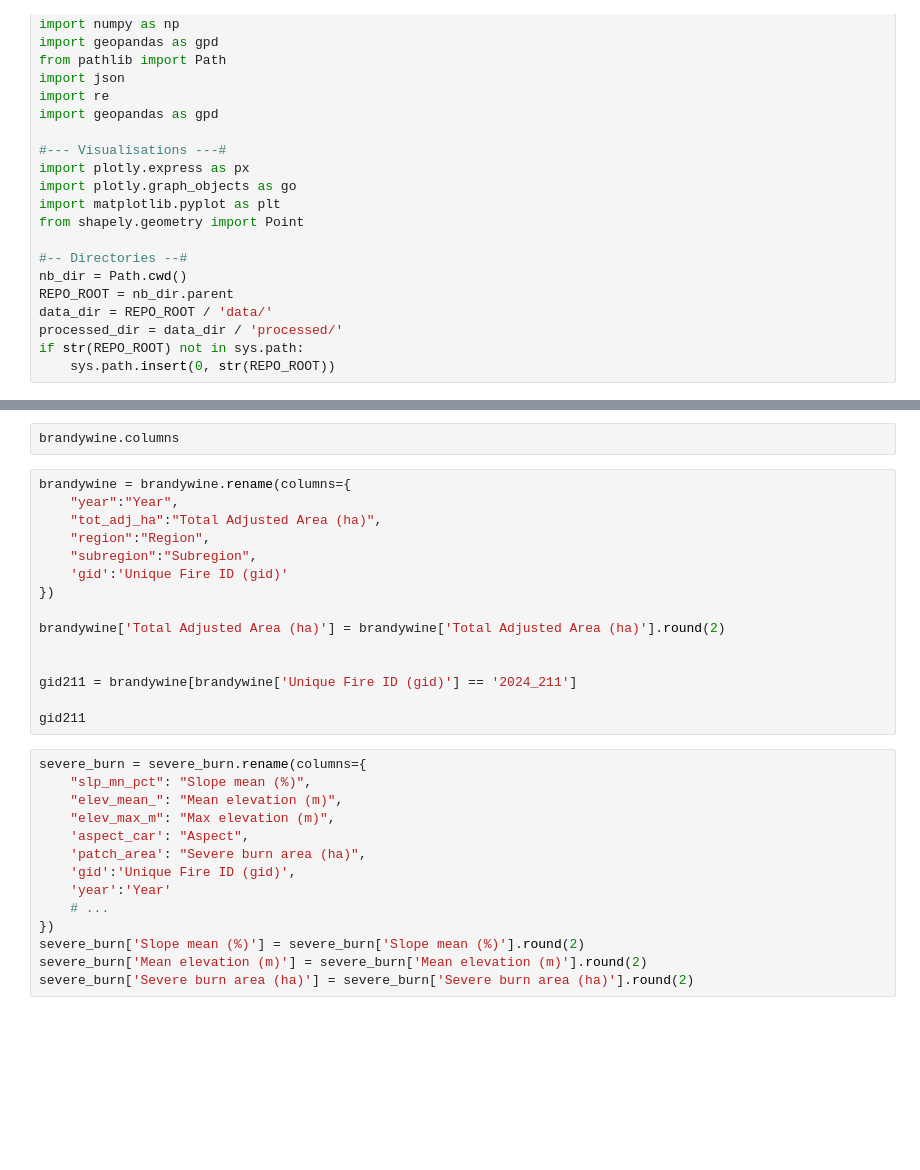
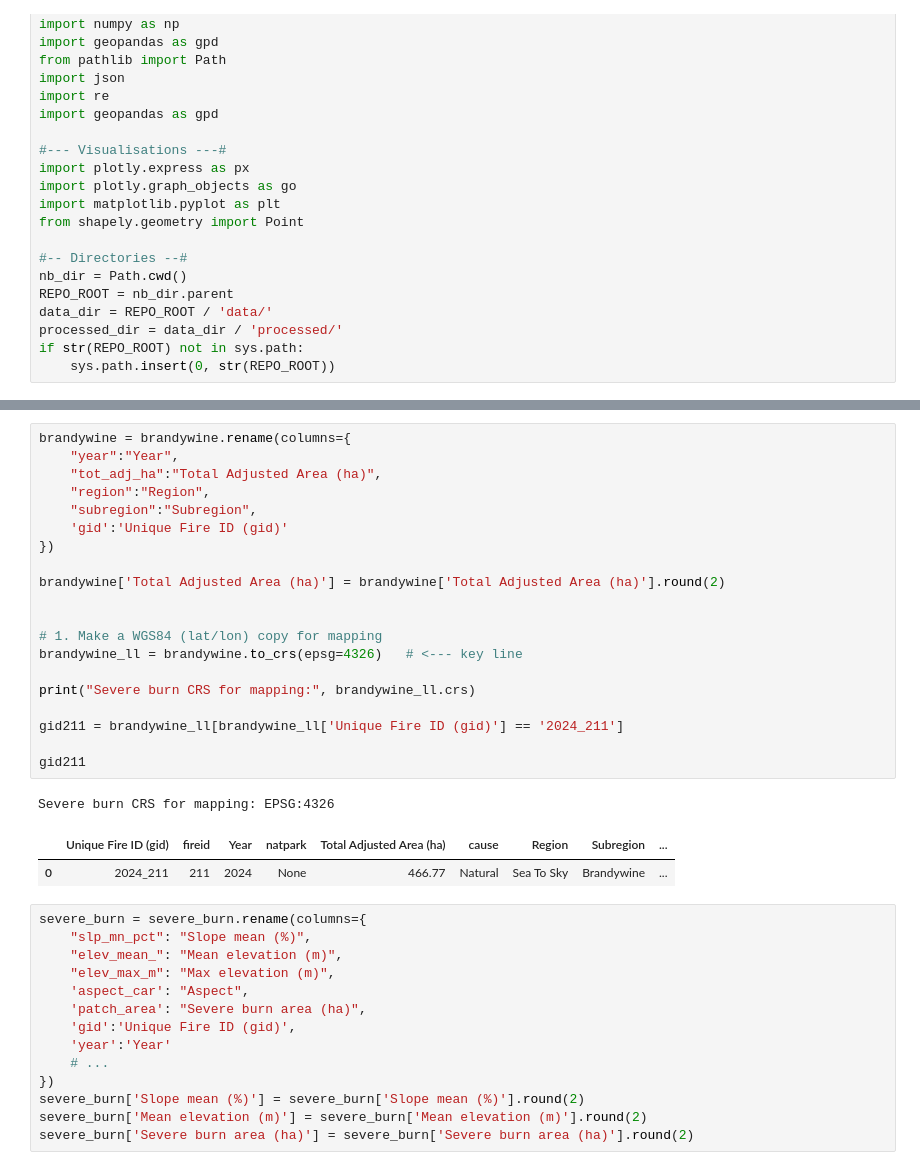
Before and after one commit to Mitch-P-Analyst/canada-wildfire-avcan, a Jupyter notebook: notebooks/severeburns.ipynb, the cells around one changed output, grey strips where cells are left out. Cells and saved outputs as stored; diff of their text form; blank space fills up the shorter version.

```diff
--- a/notebooks/severeburns.ipynb
+++ b/notebooks/severeburns.ipynb
@@ -74,20 +87,27 @@ plt.show()
-# %%
-brandywine.columns
 # %%
 brandywine = brandywine.rename(columns={
     "year":"Year",
     "tot_adj_ha":"Total Adjusted Area (ha)",
     "region":"Region",
     "subregion":"Subregion",
     'gid':'Unique Fire ID (gid)'
 })
 
 brandywine['Total Adjusted Area (ha)'] = brandywine['Total Adjusted Area (ha)'].round(2)
 
 
-gid211 = brandywine[brandywine['Unique Fire ID (gid)'] == '2024_211']
+# 1. Make a WGS84 (lat/lon) copy for mapping
+brandywine_ll = brandywine.to_crs(epsg=4326)   # <--- key line
+
+print("Severe burn CRS for mapping:", brandywine_ll.crs)
+
+gid211 = brandywine_ll[brandywine_ll['Unique Fire ID (gid)'] == '2024_211']
 
 gid211
+# %% [output]
+Severe burn CRS for mapping: EPSG:4326
+|  | Unique Fire ID (gid) | fireid | Year | natpark | Total Adjusted Area (ha) | cause | Region | Subregion | ... |
+| 0 | 2024_211 | 211 | 2024 | None | 466.77 | Natural | Sea To Sky | Brandywine | ... |
 # %%
 severe_burn = severe_burn.rename(columns={
     "slp_mn_pct": "Slope mean (%)",
```
Also changed, not shown: parts of 4 cells of this notebook, 1 other file.
